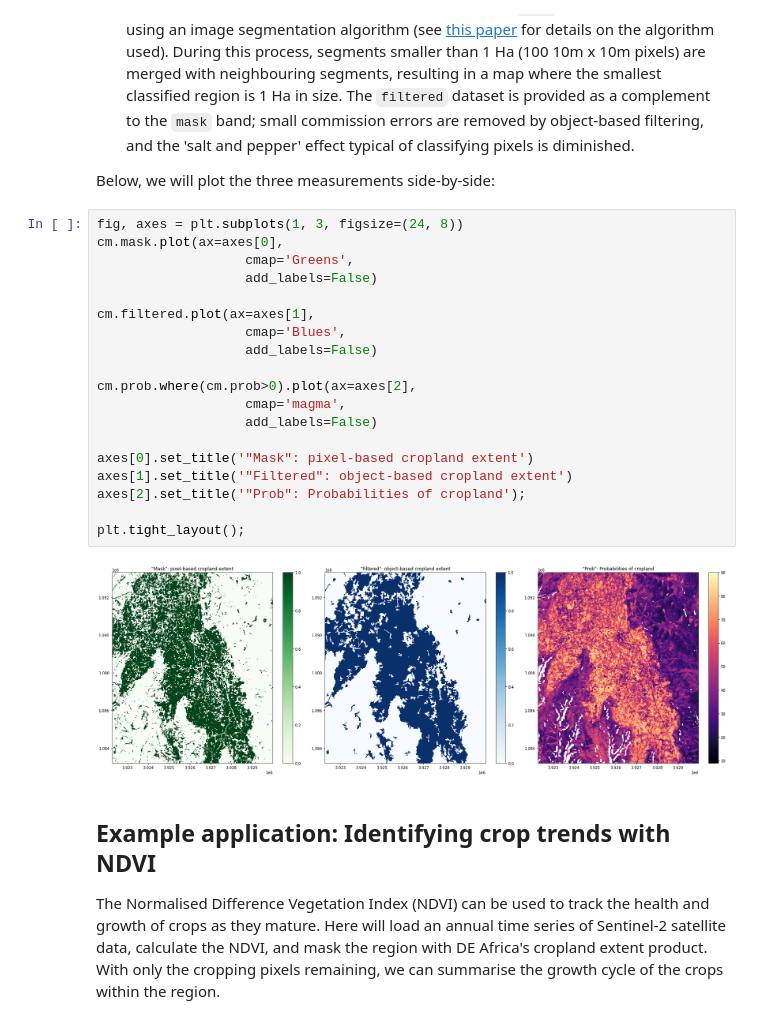
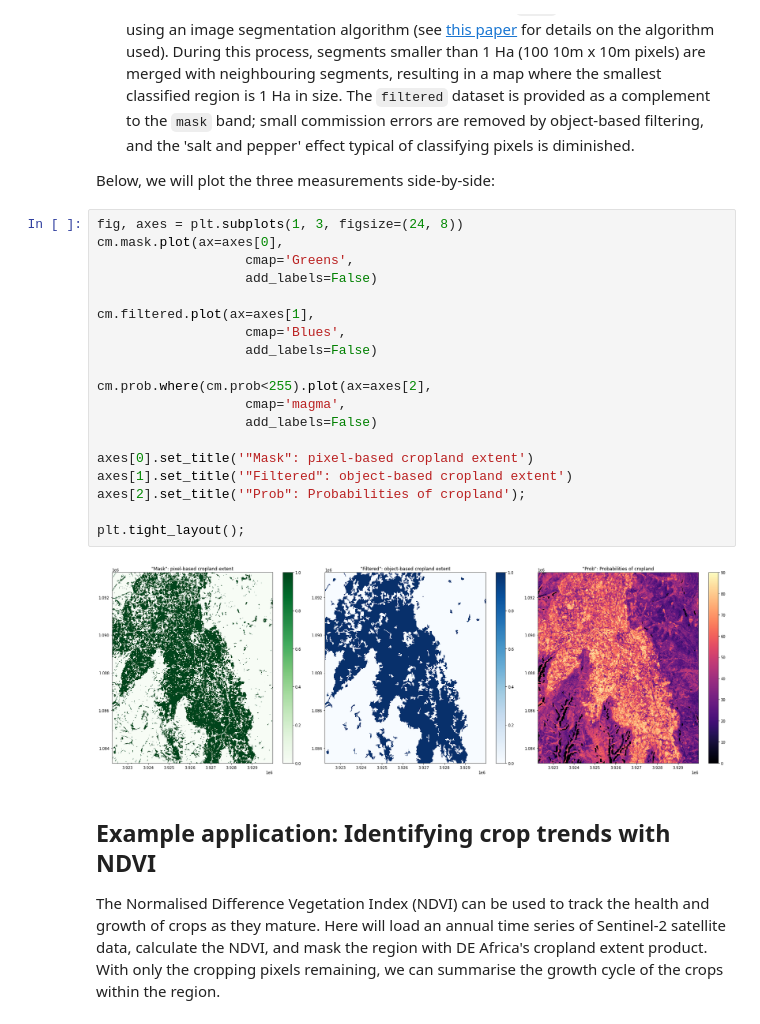
Before and after one commit to digitalearthafrica/deafrica-sandbox-notebooks, a Jupyter notebook: Datasets/Cropland_extent.ipynb, the cells around one changed output. Cells and saved outputs as stored; diff of their text form.

```diff
--- a/Datasets/Cropland_extent.ipynb
+++ b/Datasets/Cropland_extent.ipynb
@@ -156,24 +161,24 @@ Below, we will plot the three measurements side-by-side:
 # %%
 fig, axes = plt.subplots(1, 3, figsize=(24, 8))
 cm.mask.plot(ax=axes[0],
                    cmap='Greens',
                    add_labels=False)
 
 cm.filtered.plot(ax=axes[1],
                    cmap='Blues',
                    add_labels=False)
 
-cm.prob.where(cm.prob>0).plot(ax=axes[2],
+cm.prob.where(cm.prob<255).plot(ax=axes[2],
                    cmap='magma',
                    add_labels=False)
 
 axes[0].set_title('"Mask": pixel-based cropland extent')
 axes[1].set_title('"Filtered": object-based cropland extent')
 axes[2].set_title('"Prob": Probabilities of cropland');
 
 plt.tight_layout();
 # %% [output]
-[figure, old version]
+[figure, new version]
 # %% [markdown]
 ## Example application: Identifying crop trends with NDVI
 
```
Also changed, not shown: parts of 4 cells of this notebook.
